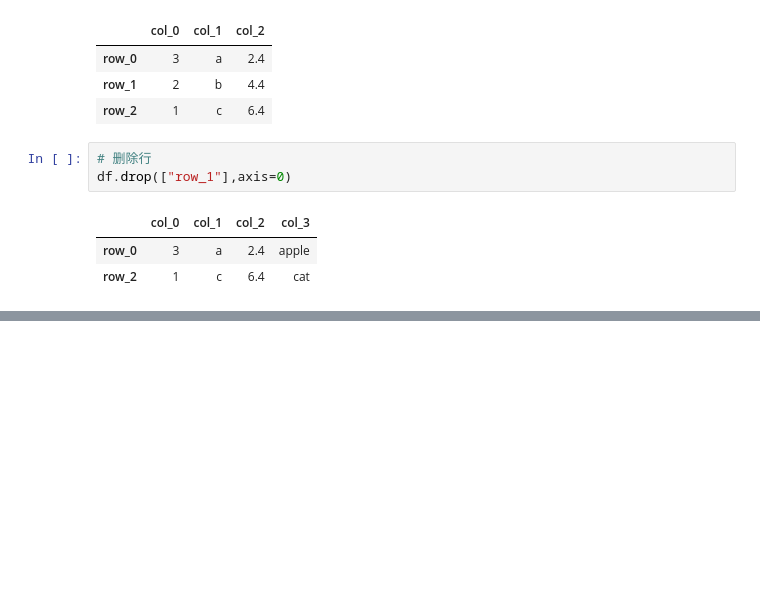
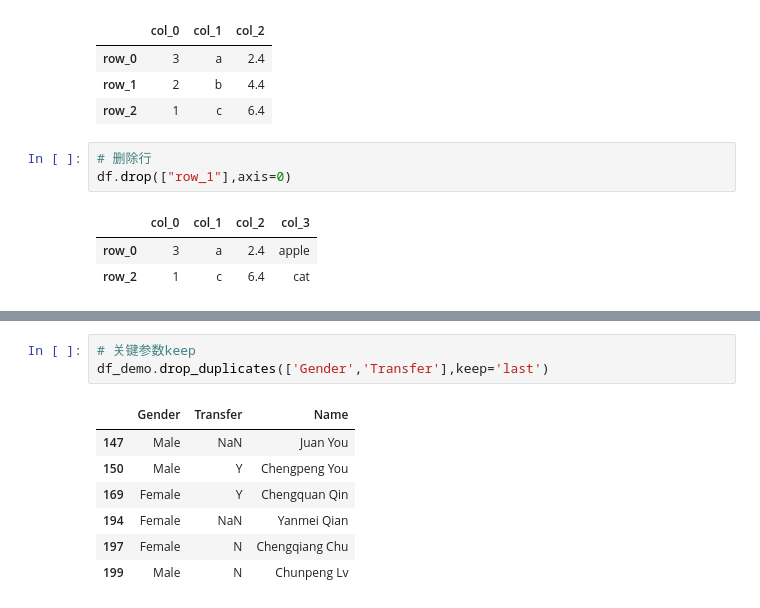
Before and after one commit to jefferyhe2025/python_learning, a Jupyter notebook: pandas/pandas_base.ipynb, the cells around one changed output, grey strips where cells are left out. Cells and saved outputs as stored; diff of their text form; blank space fills up the shorter version.

```diff
--- a/pandas/pandas_base.ipynb
+++ b/pandas/pandas_base.ipynb
@@ -328,0 +447,11 @@ df.drop(["row_1"],axis=0)
+# %%
+# 关键参数keep
+df_demo.drop_duplicates(['Gender','Transfer'],keep='last')
+# %% [output]
+|  | Gender | Transfer | Name |
+| 147 | Male | NaN | Juan You |
+| 150 | Male | Y | Chengpeng You |
+| 169 | Female | Y | Chengquan Qin |
+| 194 | Female | NaN | Yanmei Qian |
+| 197 | Female | N | Chengqiang Chu |
+| 199 | Male | N | Chunpeng Lv |
```
Also changed, not shown: parts of 22 cells of this notebook.
